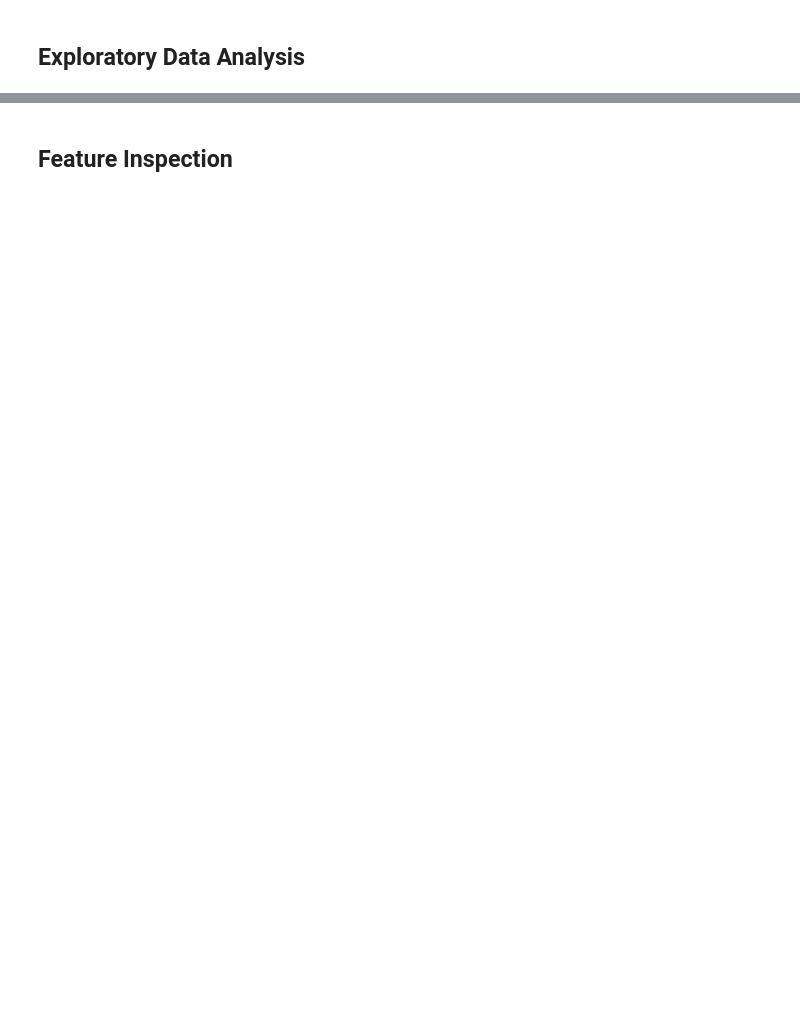
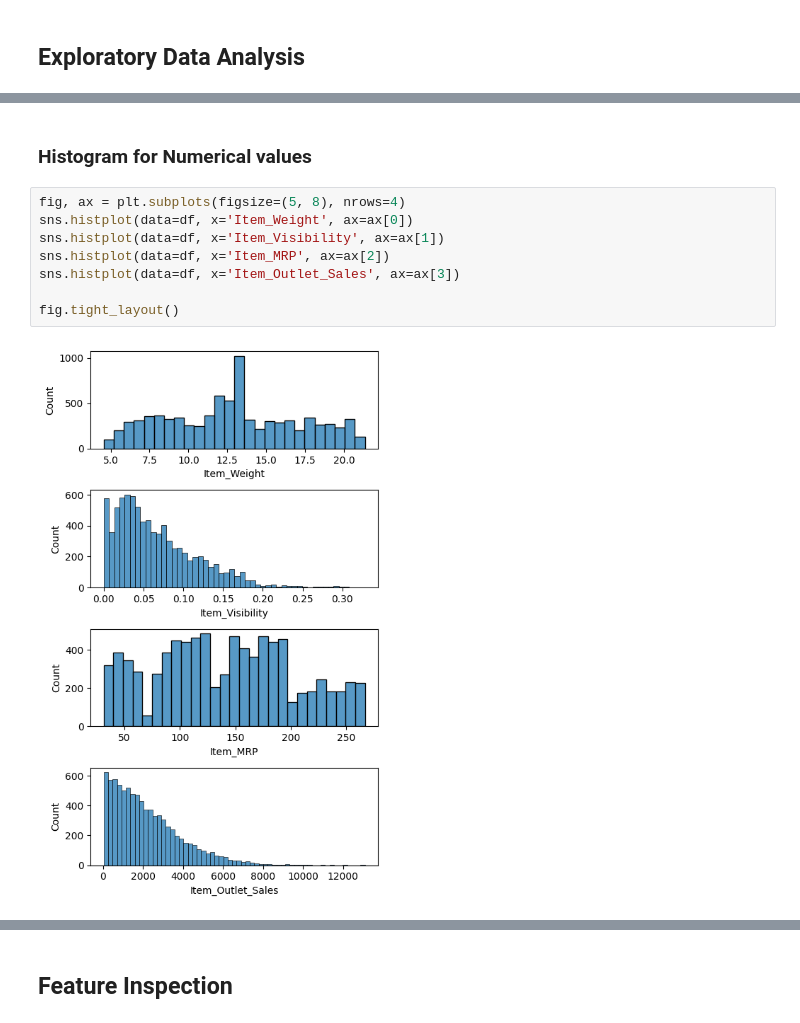
Before and after one commit to HinnHabib/Prediction-of-Product-Sales, a Jupyter notebook: Prediction_of_Product_Sales.ipynb, the cells around one changed output, grey strips where cells are left out. Saved outputs shown, nothing was run; the diff lists cells and outputs as text; blank space fills up the shorter version.

```diff
--- a/Prediction_of_Product_Sales.ipynb
+++ b/Prediction_of_Product_Sales.ipynb
@@ -290,0 +381,12 @@ df[num_cols].describe()
+# %% [markdown]
+### Histogram for Numerical values
+# %%
+fig, ax = plt.subplots(figsize=(5, 8), nrows=4)
+sns.histplot(data=df, x='Item_Weight', ax=ax[0])
+sns.histplot(data=df, x='Item_Visibility', ax=ax[1])
+sns.histplot(data=df, x='Item_MRP', ax=ax[2])
+sns.histplot(data=df, x='Item_Outlet_Sales', ax=ax[3])
+
+fig.tight_layout()
+# %% [output]
+[figure, added]
```
Also changed, not shown: parts of 22 cells of this notebook.
